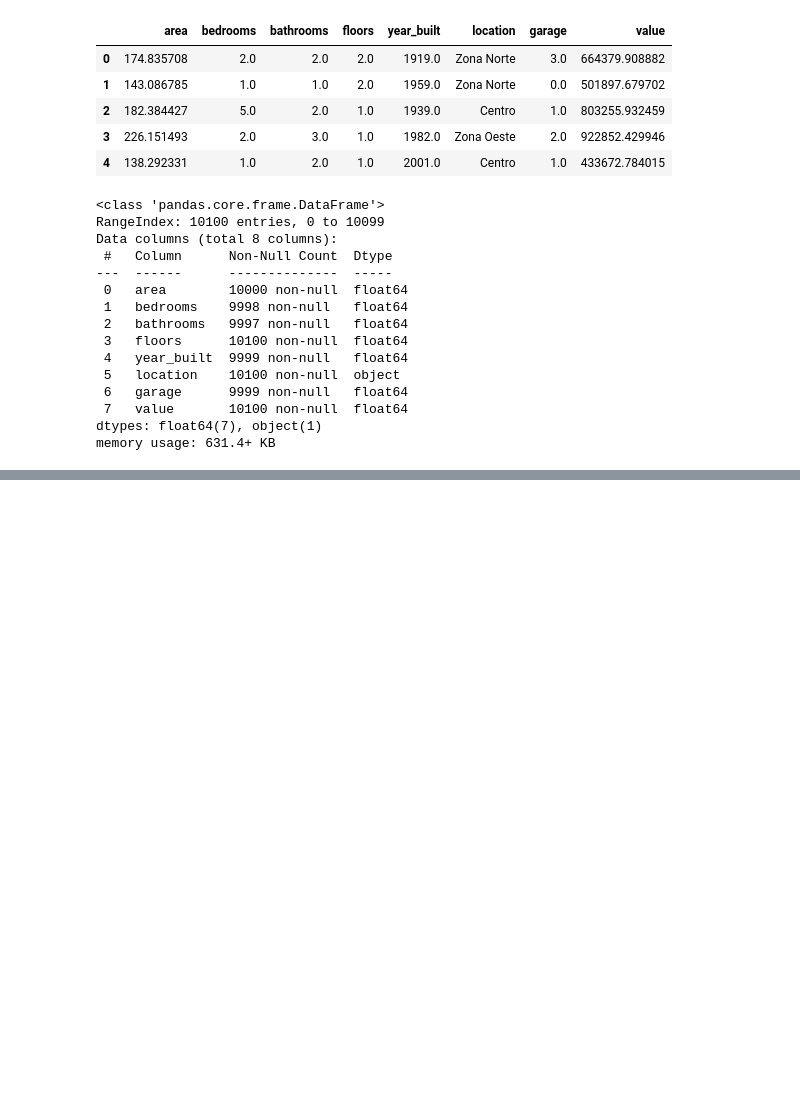
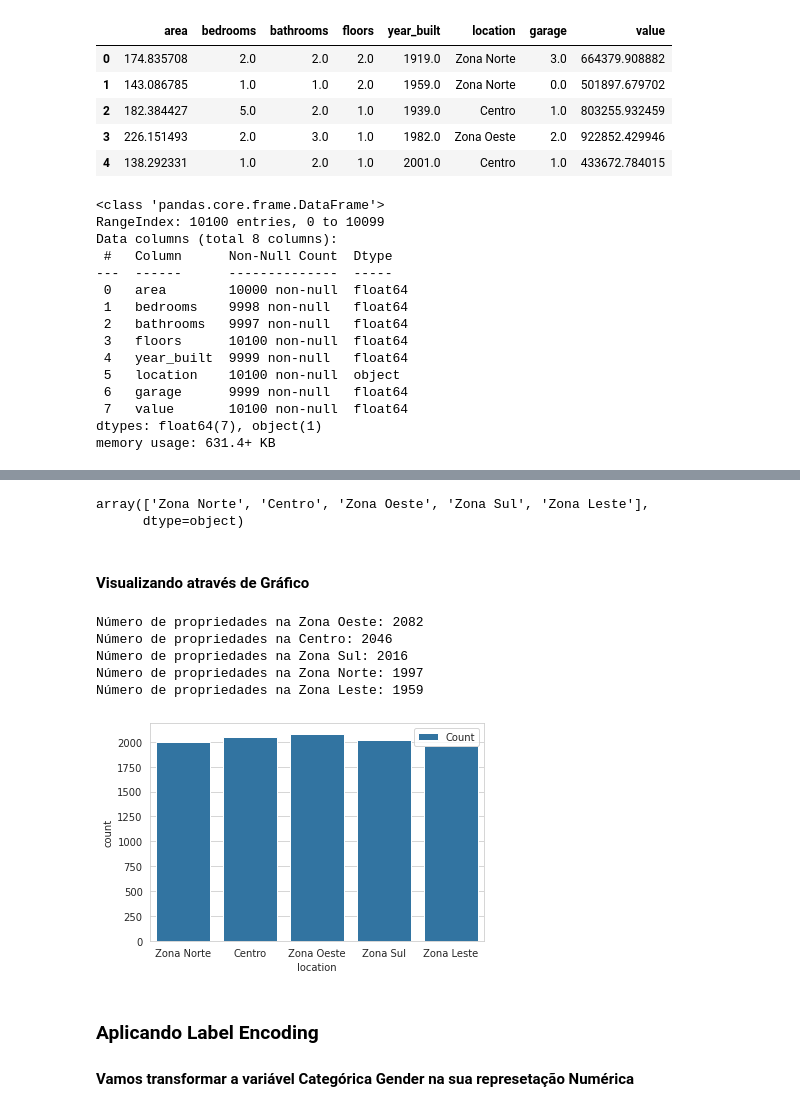
Before and after one commit to EduardoBran/Python_-_Machine_Learning_-_Projetos_Regressao_e_Classificacao, a Jupyter notebook: 1.Projeto_Regressao_-_Prevendo_Valor_Propriedades_Imobiliarias.ipynb, the cells around one changed output, grey strips where cells are left out. Saved outputs shown, nothing was run; the diff lists cells and outputs as text; code cells hidden in the pictures; blank space fills up the shorter version.

```diff
--- a/1.Projeto_Regressao_-_Prevendo_Valor_Propriedades_Imobiliarias.ipynb
+++ b/1.Projeto_Regressao_-_Prevendo_Valor_Propriedades_Imobiliarias.ipynb
@@ -119,0 +237,28 @@ memory usage: 631.4+ KB
+# %%
+# Verificando Tipo de Valores
+dados['location'].unique()
+# %% [output]
+array(['Zona Norte', 'Centro', 'Zona Oeste', 'Zona Sul', 'Zona Leste'],
+      dtype=object)
+# %% [markdown]
+#### Visualizando através de Gráfico
+# %%
+# Plot
+sns.countplot(data = dados, x = 'location', label = 'Count')
+
+# Value counts
+location_counts = dados['location'].value_counts()
+
+# Print
+for location, count in location_counts.items():
+    print(f'Número de propriedades na {location}: {count}')
+# %% [output]
+Número de propriedades na Zona Oeste: 2082
+Número de propriedades na Centro: 2046
+Número de propriedades na Zona Sul: 2016
+Número de propriedades na Zona Norte: 1997
+Número de propriedades na Zona Leste: 1959
+[figure, added]
+# %% [markdown]
+### Aplicando Label Encoding
+#### Vamos transformar a variável **Categórica** Gender na sua represetação **Numérica**
```
Also changed, not shown: parts of 56 cells of this notebook, 1 other file.
